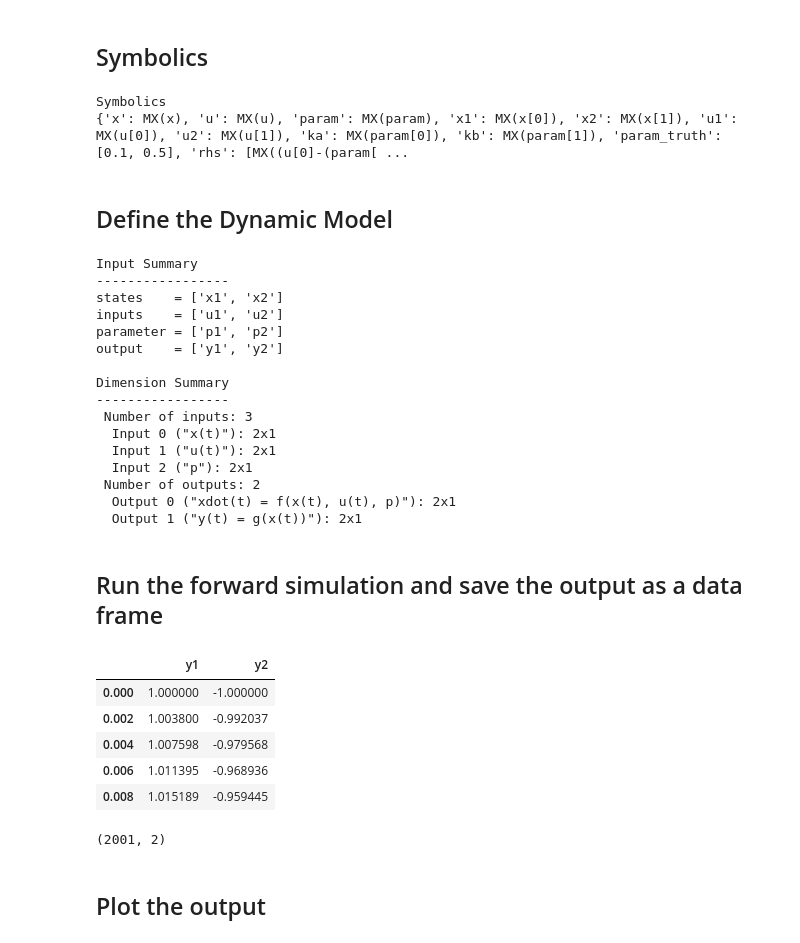
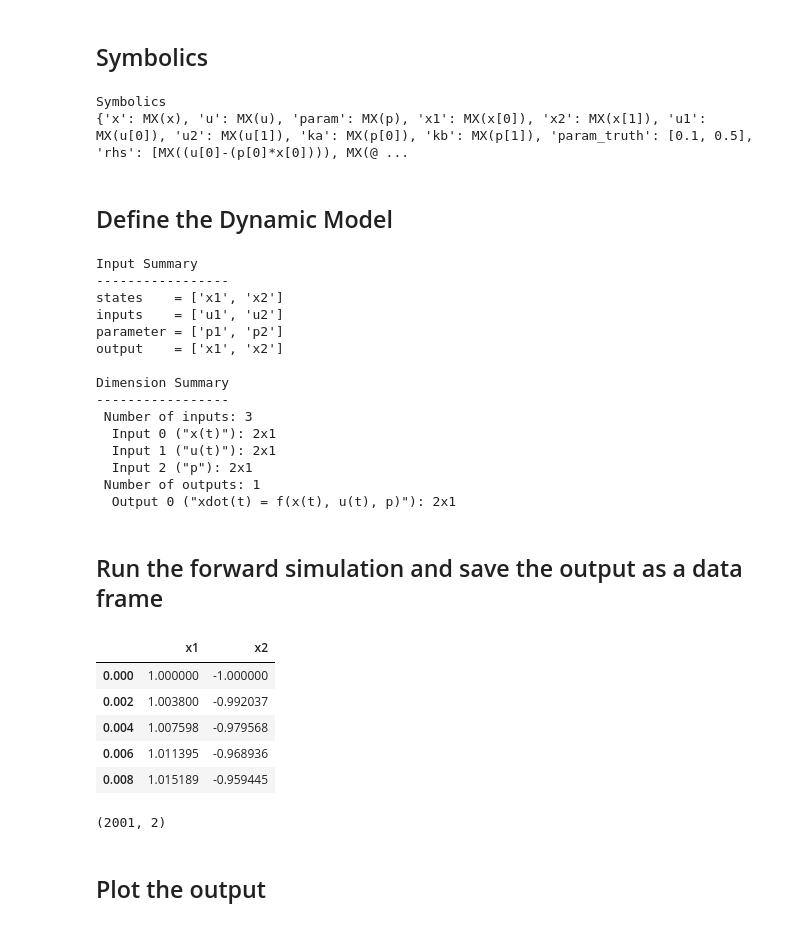
Before and after one commit to G-Licitra/scikit-identification, a Jupyter notebook: integrator.ipynb, the cells around one changed output. Saved outputs shown, nothing was run; the diff lists cells and outputs as text; code cells hidden in the pictures.

```diff
--- a/integrator.ipynb
+++ b/integrator.ipynb
@@ -68,7 +69,7 @@ _ = sns.despine()
 # %% [markdown]
 ## Symbolics
 # %%
-(x, u, param) = generate_model_parameters(nstate=2, ninput=2, nparam=2)
+(x, u, param) = generate_model_attributes(state_size=2, input_size=2, parameter_size=2)
 
 # assign specific name
 x1, x2 = x[0], x[1]
@@ -95,11 +96,11 @@ print("Symbolics")
 print(symbolics_dict)
 # %% [output]
 Symbolics
-{'x': MX(x), 'u': MX(u), 'param': MX(param), 'x1': MX(x[0]), 'x2': MX(x[1]), 'u1': MX(u[0]), 'u2': MX(u[1]), 'ka': MX(param[0]), 'kb': MX(param[1]), 'param_truth': [0.1, 0.5], 'rhs': [MX((u[0]-(param[ ...
+{'x': MX(x), 'u': MX(u), 'param': MX(p), 'x1': MX(x[0]), 'x2': MX(x[1]), 'u1': MX(u[0]), 'u2': MX(u[1]), 'ka': MX(p[0]), 'kb': MX(p[1]), 'param_truth': [0.1, 0.5], 'rhs': [MX((u[0]-(p[0]*x[0]))), MX(@ ...
 # %% [markdown]
 ## Define the Dynamic Model
 # %%
-sys = DynamicModel(states=x, inputs=u, param=param, model_dynamics=rhs)
+sys = DynamicModel(state=x, input=u, parameter=param, model_dynamics=rhs)
 sys.print_summary()
 # %% [output]
 Input Summary
@@ -107,7 +108,7 @@ Input Summary
 states    = ['x1', 'x2']
 inputs    = ['u1', 'u2']
 parameter = ['p1', 'p2']
-output    = ['y1', 'y2']
+output    = ['x1', 'x2']
 
 Dimension Summary
 -----------------
@@ -115,21 +116,20 @@ Dimension Summary
   Input 0 ("x(t)"): 2x1
   Input 1 ("u(t)"): 2x1
   Input 2 ("p"): 2x1
- Number of outputs: 2
+ Number of outputs: 1
   Output 0 ("xdot(t) = f(x(t), u(t), p)"): 2x1
-  Output 1 ("y(t) = g(x(t))"): 2x1
 # %% [markdown]
 ## Run the forward simulation and save the output as a data frame
 # %%
 rk4 = RungeKutta4(model=sys, fs=fs)
-rk4.simulate(x0=x0, input=df_input, param=param_truth)
+rk4.simulate(initial_condition=x0, input=df_input, parameter=param_truth)
 
 df_sim = rk4.output_sim_
 
 display(df_sim.head())
 print(df_sim.shape)
 # %% [output]
-|  | y1 | y2 |
+|  | x1 | x2 |
 | 0.000 | 1.000000 | -1.000000 |
 | 0.002 | 1.003800 | -0.992037 |
 | 0.004 | 1.007598 | -0.979568 |
```
Also changed, not shown: parts of 4 cells of this notebook, 10 other files.
